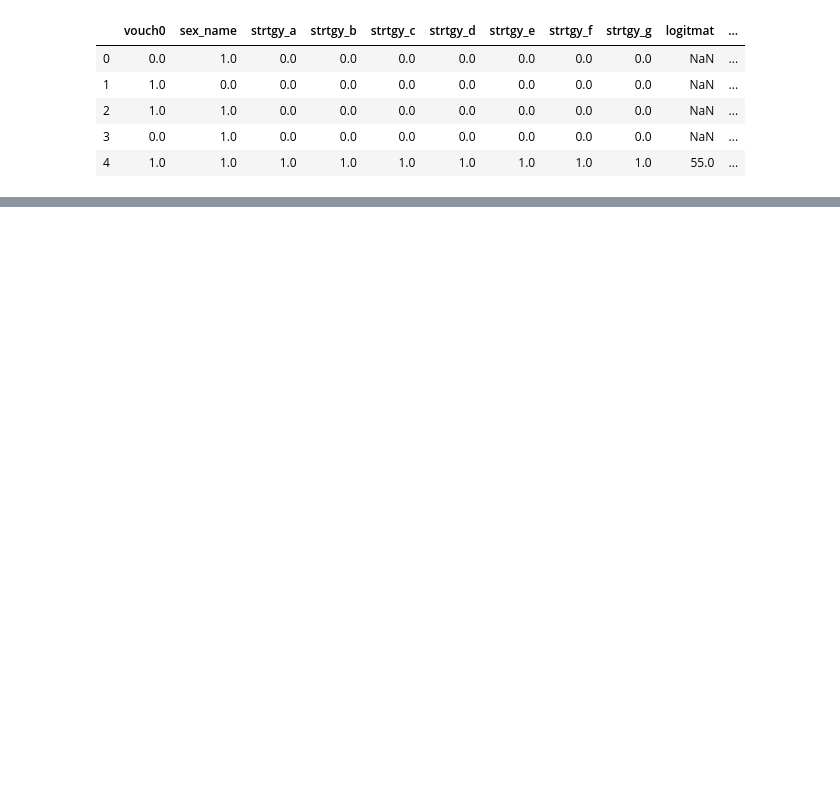
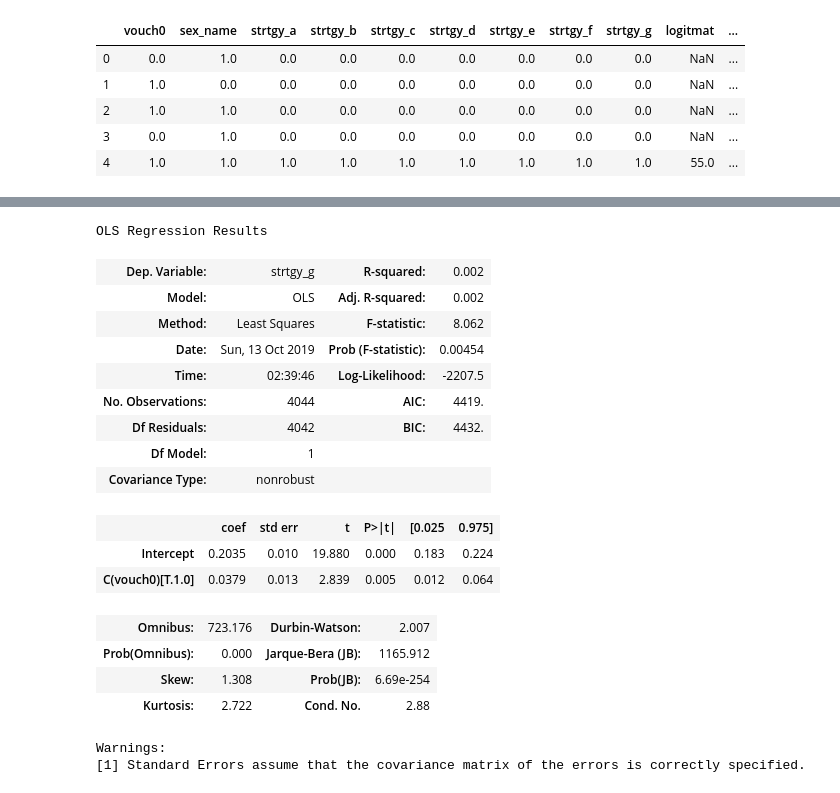
Before and after one commit to saurabh-khanna/experimental-analysis, a Jupyter notebook: ps1_code.ipynb, the cells around one changed output, grey strips where cells are left out. Drawn from its saved outputs; the diff is of its cells as text; code cells hidden in the pictures; blank space fills up the shorter version.

```diff
--- a/ps1_code.ipynb
+++ b/ps1_code.ipynb
@@ -267 +290,23 @@ Warnings:
+# %%
+smf.ols(formula = 'strtgy_g ~ C(vouch0)', data = df).fit().summary()
+# %% [output]
+OLS Regression Results
+| Dep. Variable: | strtgy_g | R-squared: | 0.002 |
+| Model: | OLS | Adj. R-squared: | 0.002 |
+| Method: | Least Squares | F-statistic: | 8.062 |
+| Date: | Sun, 13 Oct 2019 | Prob (F-statistic): | 0.00454 |
+| Time: | 02:39:46 | Log-Likelihood: | -2207.5 |
+| No. Observations: | 4044 | AIC: | 4419. |
+| Df Residuals: | 4042 | BIC: | 4432. |
+| Df Model: | 1 |  |  |
+| Covariance Type: | nonrobust |  |  |
+|  | coef | std err | t | P>|t| | [0.025 | 0.975] |
+| Intercept | 0.2035 | 0.010 | 19.880 | 0.000 | 0.183 | 0.224 |
+| C(vouch0)[T.1.0] | 0.0379 | 0.013 | 2.839 | 0.005 | 0.012 | 0.064 |
+| Omnibus: | 723.176 | Durbin-Watson: | 2.007 |
+| Prob(Omnibus): | 0.000 | Jarque-Bera (JB): | 1165.912 |
+| Skew: | 1.308 | Prob(JB): | 6.69e-254 |
+| Kurtosis: | 2.722 | Cond. No. | 2.88 |
+Warnings:
+[1] Standard Errors assume that the covariance matrix of the errors is correctly specified.
 # %%
```
Also changed, not shown: parts of 23 cells of this notebook.
